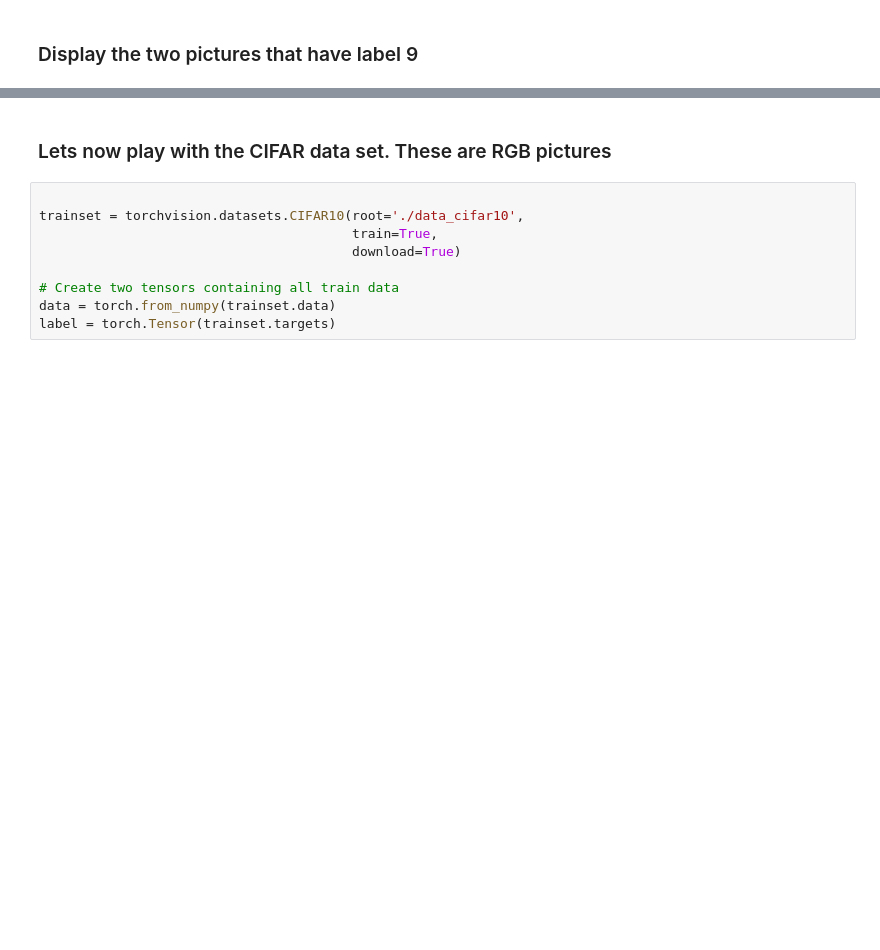
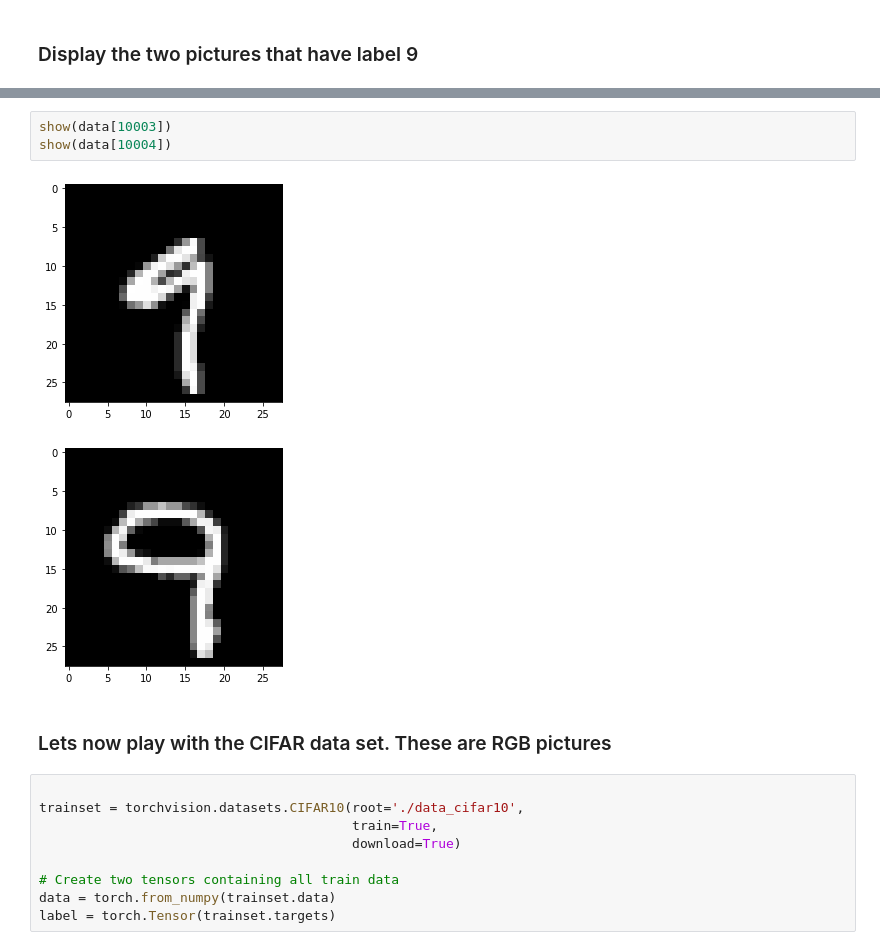
Before and after one commit to JardiT/DL_1920, a Jupyter notebook: codes/1_tutorial/lab03_pytorch_2/pytorch_data_manipulation_exercise.ipynb, the cells around one changed output, grey strips where cells are left out. Saved outputs shown, nothing was run; the diff lists cells and outputs as text; blank space fills up the shorter version.

```diff
--- a/codes/1_tutorial/lab03_pytorch_2/pytorch_data_manipulation_exercise.ipynb
+++ b/codes/1_tutorial/lab03_pytorch_2/pytorch_data_manipulation_exercise.ipynb
@@ -116,3 +126,9 @@ show(data[10])
+# %%
+show(data[10003])
+show(data[10004])
+# %% [output]
+[figure, added]
+[figure, added]
 # %% [markdown]
 ### Lets now play with the CIFAR data set. These are RGB pictures
 # %%
```
Also changed, not shown: parts of 22 cells of this notebook.
